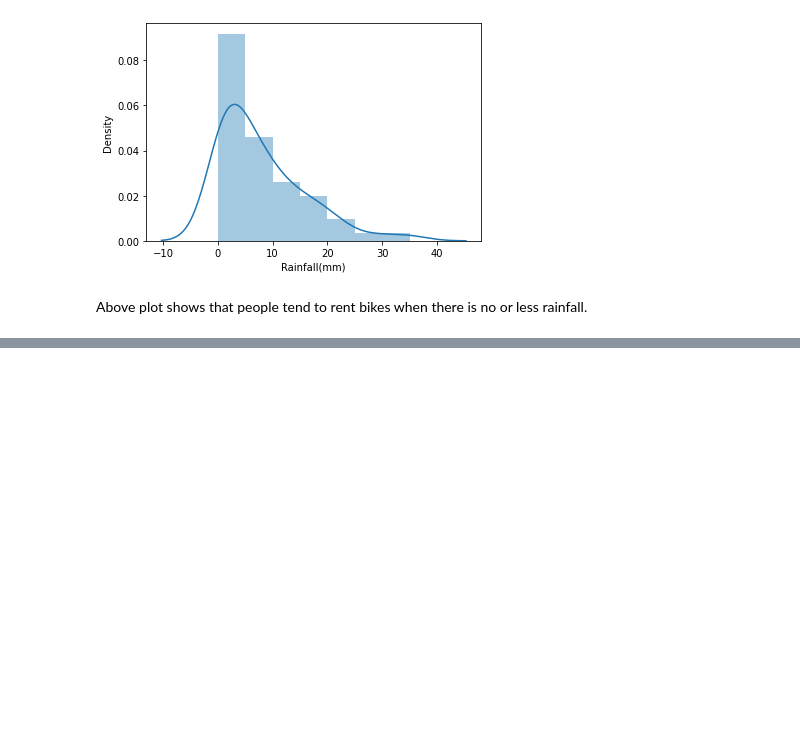
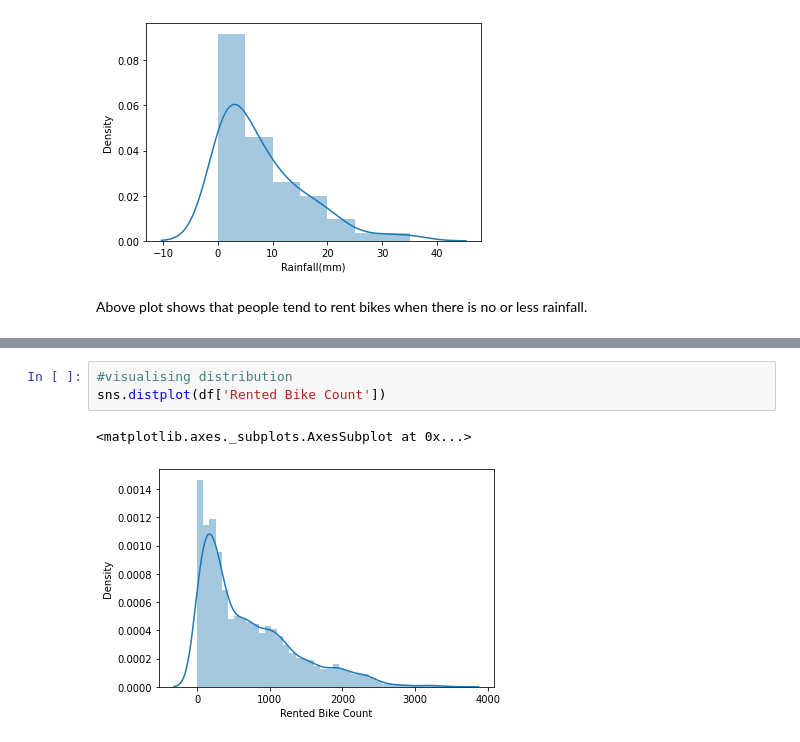
Before and after one commit to Jaypardeshii/Bike-Sharing-Demand-Prediction, a Jupyter notebook: Copy_of_Bike_Sharing_Demand_Prediction_Capstone_Project.ipynb, the cells around one changed output, grey strips where cells are left out. Drawn from its saved outputs; the diff is of its cells as text; blank space fills up the shorter version.

```diff
--- a/Copy_of_Bike_Sharing_Demand_Prediction_Capstone_Project.ipynb
+++ b/Copy_of_Bike_Sharing_Demand_Prediction_Capstone_Project.ipynb
@@ -225,0 +259,6 @@ Above plot shows that people tend to rent bikes when there is no or less rainfal
+# %%
+#visualising distribution
+sns.distplot(df['Rented Bike Count'])
+# %% [output]
+<matplotlib.axes._subplots.AxesSubplot at 0x...>
+[figure, added]
```
Also changed, not shown: parts of 14 cells of this notebook.
